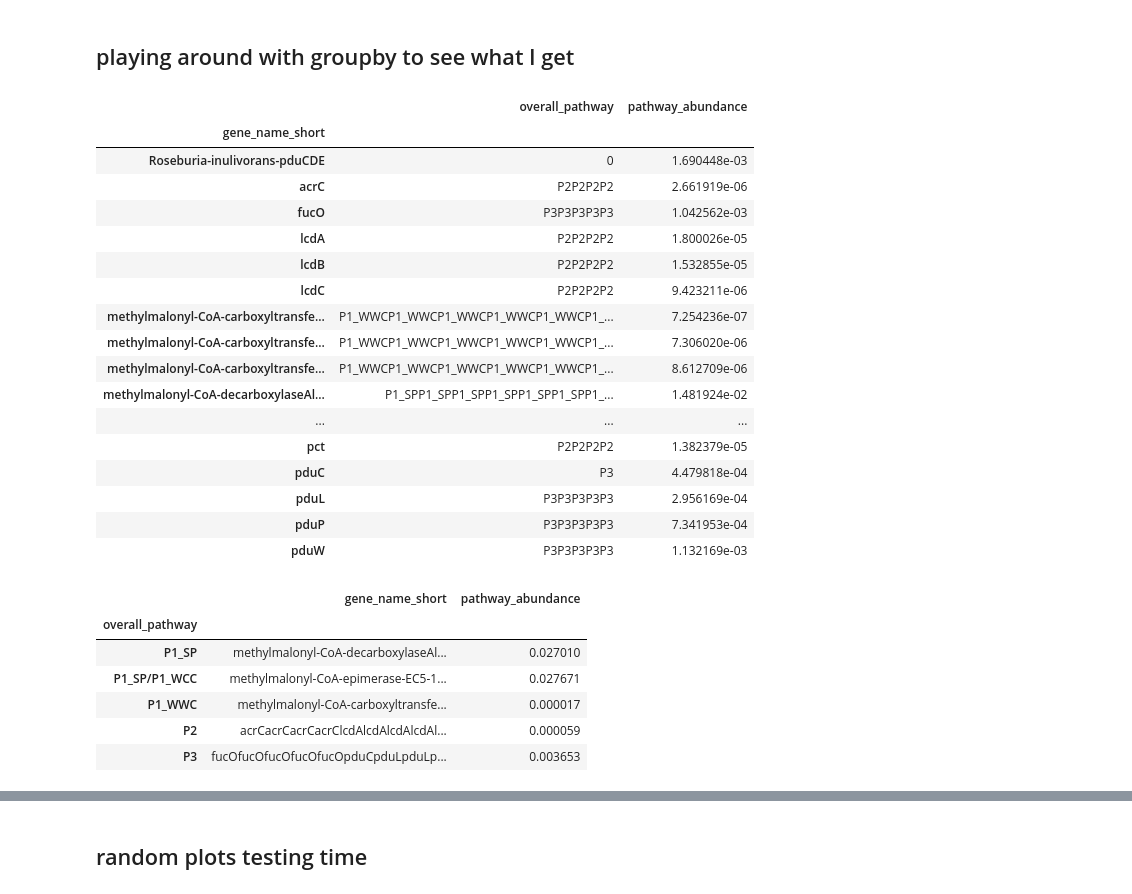
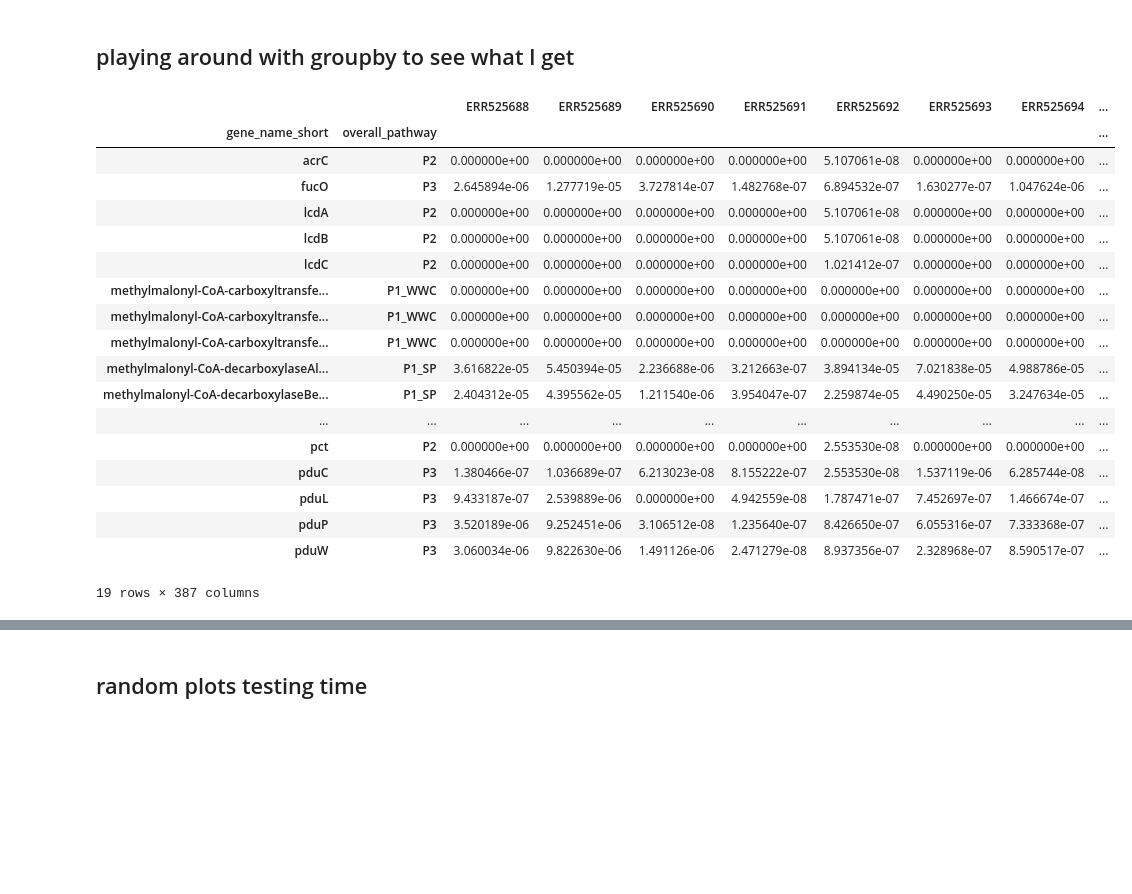
Before and after one commit to daisywyh/cremer_tester, a Jupyter notebook: pathway_abundance/pathway_abundance.ipynb, the cells around one changed output, grey strips where cells are left out. Drawn from its saved outputs; the diff is of its cells as text; code cells hidden in the pictures; blank space fills up the shorter version.

```diff
--- a/pathway_abundance/pathway_abundance.ipynb
+++ b/pathway_abundance/pathway_abundance.ipynb
@@ -296,0 +291,10 @@ propionate_final_test
+# %%
+propionate_final_hit_table = propionate_table_base.merge(compiled_bt_hit_summaries_propionate_length_corrected, how = "left", left_index=True, right_index=True)
+
+# summed_propionate = compiled_bt_hit_summaries_propionate_length_corrected.sum(axis=1)
+
+# summed_propionate.name = "pathway_abundance"
+
+# propionate_final_test = propionate_final_test.merge(summed_propionate, how = "left", left_index=True, right_index=True)
+
+propionate_final_hit_table
@@ -297,43 +315,26 @@ propionate_final_test
 # %% [markdown]
 ## playing around with groupby to see what I get
-# %%
-# propionate_final_test["overall_pathway"] = []
-
-# [gene.split("_")[1] for gene in list(propionate_final_test.index.values)]
-
-gene_short_groupby = propionate_final_test.groupby("gene_name_short").sum()
-
-gene_short_groupby
-# %% [output]
-|  | overall_pathway | pathway_abundance |
-| gene_name_short |  |  |
-| Roseburia-inulivorans-pduCDE | 0 | 1.690448e-03 |
-| acrC | P2P2P2P2 | 2.661919e-06 |
-| fucO | P3P3P3P3P3 | 1.042562e-03 |
-| lcdA | P2P2P2P2 | 1.800026e-05 |
-| lcdB | P2P2P2P2 | 1.532855e-05 |
-| lcdC | P2P2P2P2 | 9.423211e-06 |
-| methylmalonyl-CoA-carboxyltransfe... | P1_WWCP1_WWCP1_WWCP1_WWCP1_WWCP1_... | 7.254236e-07 |
-| methylmalonyl-CoA-carboxyltransfe... | P1_WWCP1_WWCP1_WWCP1_WWCP1_WWCP1_... | 7.306020e-06 |
-| methylmalonyl-CoA-carboxyltransfe... | P1_WWCP1_WWCP1_WWCP1_WWCP1_WWCP1_... | 8.612709e-06 |
-| methylmalonyl-CoA-decarboxylaseAl... | P1_SPP1_SPP1_SPP1_SPP1_SPP1_SPP1_... | 1.481924e-02 |
-| ... | ... | ... |
-| pct | P2P2P2P2 | 1.382379e-05 |
-| pduC | P3 | 4.479818e-04 |
-| pduL | P3P3P3P3P3 | 2.956169e-04 |
-| pduP | P3P3P3P3P3 | 7.341953e-04 |
-| pduW | P3P3P3P3P3 | 1.132169e-03 |
-# %%
-overall_pathway_groupby = propionate_final_test.groupby("overall_pathway").sum()
-
-for
-
-overall_pathway_groupby
-# %% [output]
-|  | gene_name_short | pathway_abundance |
-| overall_pathway |  |  |
-| P1_SP | methylmalonyl-CoA-decarboxylaseAl... | 0.027010 |
-| P1_SP/P1_WCC | methylmalonyl-CoA-epimerase-EC5-1... | 0.027671 |
-| P1_WWC | methylmalonyl-CoA-carboxyltransfe... | 0.000017 |
-| P2 | acrCacrCacrCacrClcdAlcdAlcdAlcdAl... | 0.000059 |
-| P3 | fucOfucOfucOfucOfucOpduCpduLpduLp... | 0.003653 |
+# %%
+gene_short_groupby = propionate_final_hit_table.groupby(["gene_name_short", "overall_pathway"]).sum()
+
+gene_short_groupby
+# %% [output]
+|  |  | ERR525688 | ERR525689 | ERR525690 | ERR525691 | ERR525692 | ERR525693 | ERR525694 | ... |
+| gene_name_short | overall_pathway |  |  |  |  |  |  |  | ... |
+| acrC | P2 | 0.000000e+00 | 0.000000e+00 | 0.000000e+00 | 0.000000e+00 | 5.107061e-08 | 0.000000e+00 | 0.000000e+00 | ... |
+| fucO | P3 | 2.645894e-06 | 1.277719e-05 | 3.727814e-07 | 1.482768e-07 | 6.894532e-07 | 1.630277e-07 | 1.047624e-06 | ... |
+| lcdA | P2 | 0.000000e+00 | 0.000000e+00 | 0.000000e+00 | 0.000000e+00 | 5.107061e-08 | 0.000000e+00 | 0.000000e+00 | ... |
+| lcdB | P2 | 0.000000e+00 | 0.000000e+00 | 0.000000e+00 | 0.000000e+00 | 5.107061e-08 | 0.000000e+00 | 0.000000e+00 | ... |
+| lcdC | P2 | 0.000000e+00 | 0.000000e+00 | 0.000000e+00 | 0.000000e+00 | 1.021412e-07 | 0.000000e+00 | 0.000000e+00 | ... |
+| methylmalonyl-CoA-carboxyltransfe... | P1_WWC | 0.000000e+00 | 0.000000e+00 | 0.000000e+00 | 0.000000e+00 | 0.000000e+00 | 0.000000e+00 | 0.000000e+00 | ... |
+| methylmalonyl-CoA-carboxyltransfe... | P1_WWC | 0.000000e+00 | 0.000000e+00 | 0.000000e+00 | 0.000000e+00 | 0.000000e+00 | 0.000000e+00 | 0.000000e+00 | ... |
+| methylmalonyl-CoA-carboxyltransfe... | P1_WWC | 0.000000e+00 | 0.000000e+00 | 0.000000e+00 | 0.000000e+00 | 0.000000e+00 | 0.000000e+00 | 0.000000e+00 | ... |
+| methylmalonyl-CoA-decarboxylaseAl... | P1_SP | 3.616822e-05 | 5.450394e-05 | 2.236688e-06 | 3.212663e-07 | 3.894134e-05 | 7.021838e-05 | 4.988786e-05 | ... |
+| methylmalonyl-CoA-decarboxylaseBe... | P1_SP | 2.404312e-05 | 4.395562e-05 | 1.211540e-06 | 3.954047e-07 | 2.259874e-05 | 4.490250e-05 | 3.247634e-05 | ... |
+| ... | ... | ... | ... | ... | ... | ... | ... | ... | ... |
+| pct | P2 | 0.000000e+00 | 0.000000e+00 | 0.000000e+00 | 0.000000e+00 | 2.553530e-08 | 0.000000e+00 | 0.000000e+00 | ... |
+| pduC | P3 | 1.380466e-07 | 1.036689e-07 | 6.213023e-08 | 8.155222e-07 | 2.553530e-08 | 1.537119e-06 | 6.285744e-08 | ... |
+| pduL | P3 | 9.433187e-07 | 2.539889e-06 | 0.000000e+00 | 4.942559e-08 | 1.787471e-07 | 7.452697e-07 | 1.466674e-07 | ... |
+| pduP | P3 | 3.520189e-06 | 9.252451e-06 | 3.106512e-08 | 1.235640e-07 | 8.426650e-07 | 6.055316e-07 | 7.333368e-07 | ... |
+| pduW | P3 | 3.060034e-06 | 9.822630e-06 | 1.491126e-06 | 2.471279e-08 | 8.937356e-07 | 2.328968e-07 | 8.590517e-07 | ... |
+19 rows × 387 columns
```
Also changed, not shown: parts of 18 cells of this notebook.
